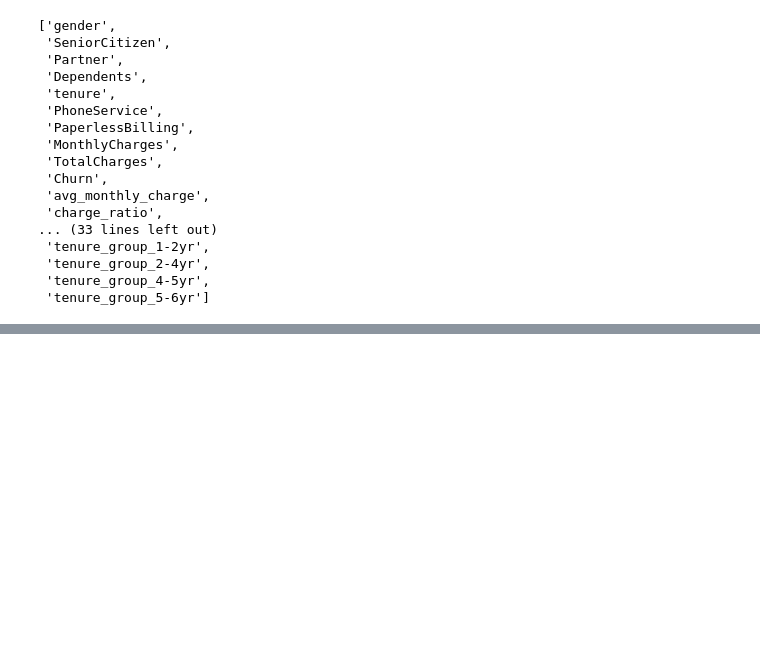
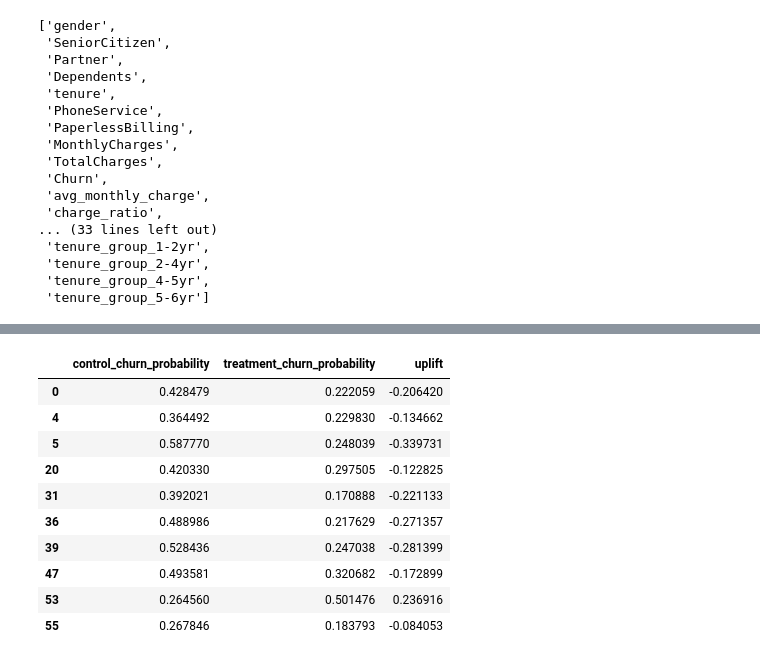
Before and after one commit to roynilakshi91/Customer_Retention_Intelligence_model_with_Demo, a Jupyter notebook: code/causal_inference.ipynb, the cells around one changed output, grey strips where cells are left out. Drawn from its saved outputs; the diff is of its cells as text; code cells hidden in the pictures; blank space fills up the shorter version.

```diff
--- a/code/causal_inference.ipynb
+++ b/code/causal_inference.ipynb
@@ -79,0 +437,26 @@ causal_df['churn_probability'] = best_xgb.predict_proba(X_scaled_df)[:, 1]
+# %%
+#Customer A: Control prediction = 0.80, Treatment prediction   = 0.50, uplift = 0.50 - 0.80 = -0.30
+# The retention treatment is estimated to reduce this customer's churn probability by 30 percentage points.
+
+# uplift = -0.02, Only a 2-point reduction → probably not worth targeting.
+# uplift = +0.15, The treatment is estimated to increase churn probability → potentially a "Sleeping Dog."
+
+target_customers[
+    [
+        'control_churn_probability',
+        'treatment_churn_probability',
+        'uplift'
+    ]
+].head(10)
+# %% [output]
+|  | control_churn_probability | treatment_churn_probability | uplift |
+| 0 | 0.428479 | 0.222059 | -0.206420 |
+| 4 | 0.364492 | 0.229830 | -0.134662 |
+| 5 | 0.587770 | 0.248039 | -0.339731 |
+| 20 | 0.420330 | 0.297505 | -0.122825 |
+| 31 | 0.392021 | 0.170888 | -0.221133 |
+| 36 | 0.488986 | 0.217629 | -0.271357 |
+| 39 | 0.528436 | 0.247038 | -0.281399 |
+| 47 | 0.493581 | 0.320682 | -0.172899 |
+| 53 | 0.264560 | 0.501476 | 0.236916 |
+| 55 | 0.267846 | 0.183793 | -0.084053 |
```
Also changed, not shown: parts of 56 cells of this notebook.
